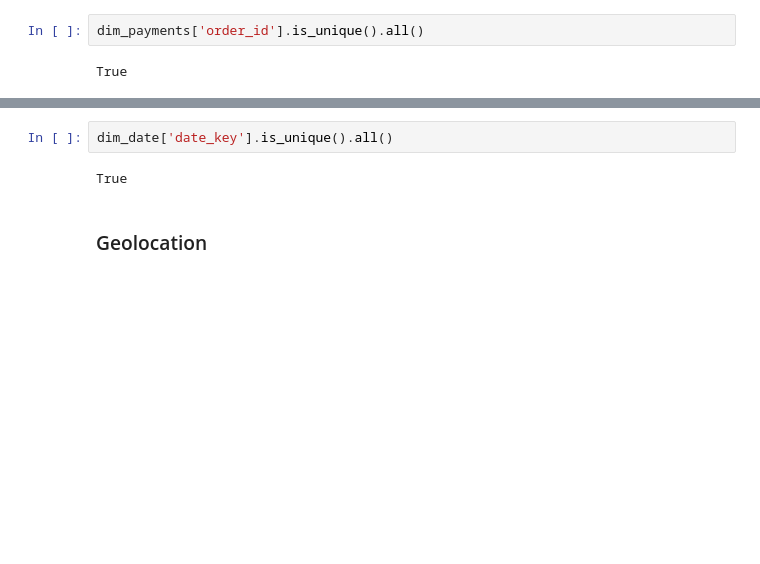
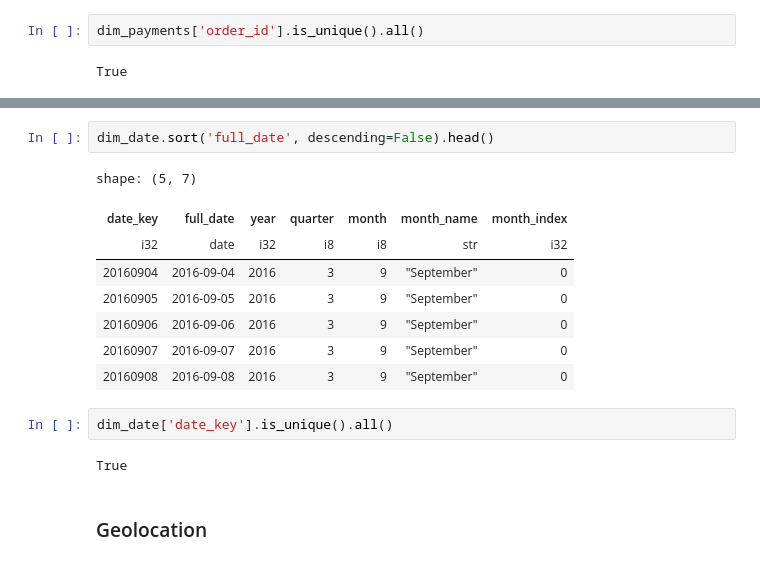
Before and after one commit to SleGort/olist_project, a Jupyter notebook: notebooks/eda.ipynb, the cells around one changed output, grey strips where cells are left out. Cells and saved outputs as stored; diff of their text form; blank space fills up the shorter version.

```diff
--- a/notebooks/eda.ipynb
+++ b/notebooks/eda.ipynb
@@ -779,3 +790,14 @@ shape: (5, 6)
+# %%
+dim_date.sort('full_date', descending=False).head()
+# %% [output]
+shape: (5, 7)
+| date_key | full_date | year | quarter | month | month_name | month_index |
+| i32 | date | i32 | i8 | i8 | str | i32 |
+| 20160904 | 2016-09-04 | 2016 | 3 | 9 | "September" | 0 |
+| 20160905 | 2016-09-05 | 2016 | 3 | 9 | "September" | 0 |
+| 20160906 | 2016-09-06 | 2016 | 3 | 9 | "September" | 0 |
+| 20160907 | 2016-09-07 | 2016 | 3 | 9 | "September" | 0 |
+| 20160908 | 2016-09-08 | 2016 | 3 | 9 | "September" | 0 |
 # %%
 dim_date['date_key'].is_unique().all()
 # %% [output]
```
Also changed, not shown: parts of 21 cells of this notebook, 1 other file.
